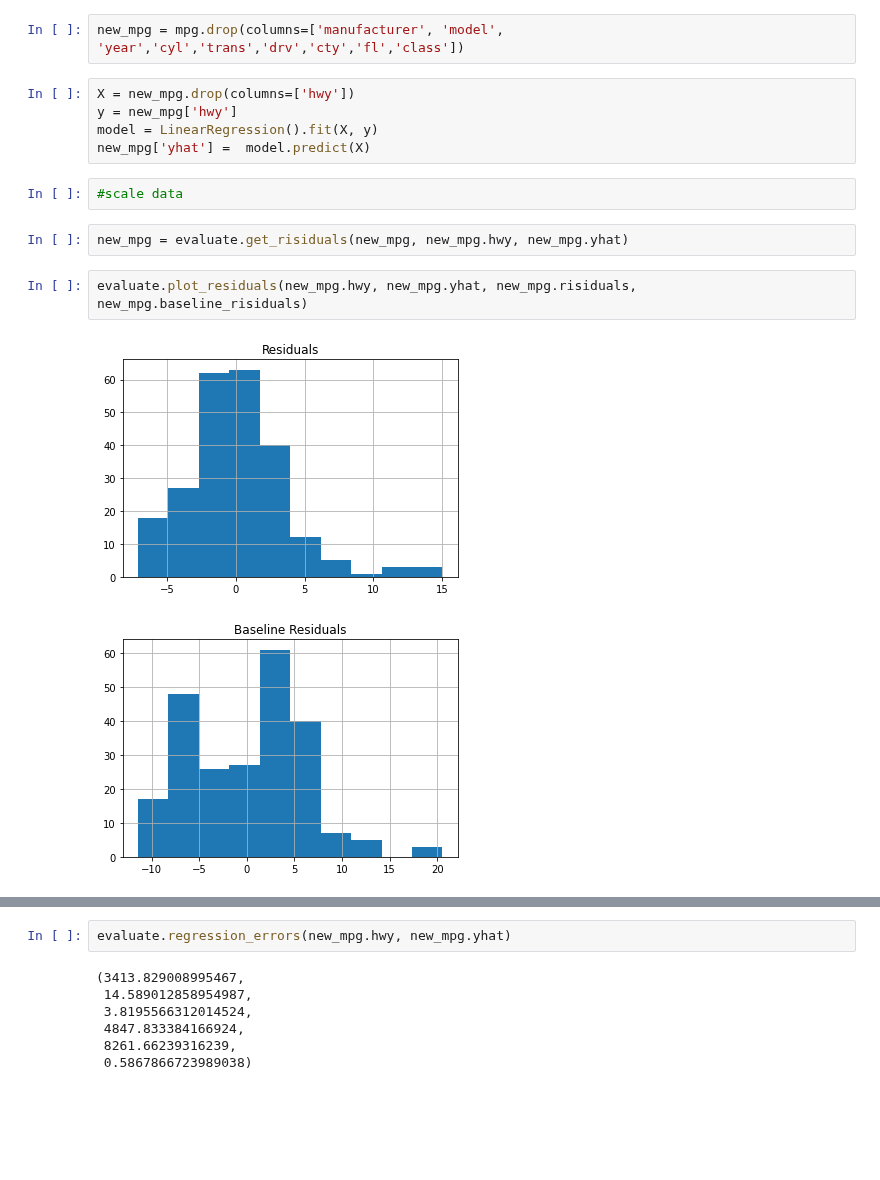
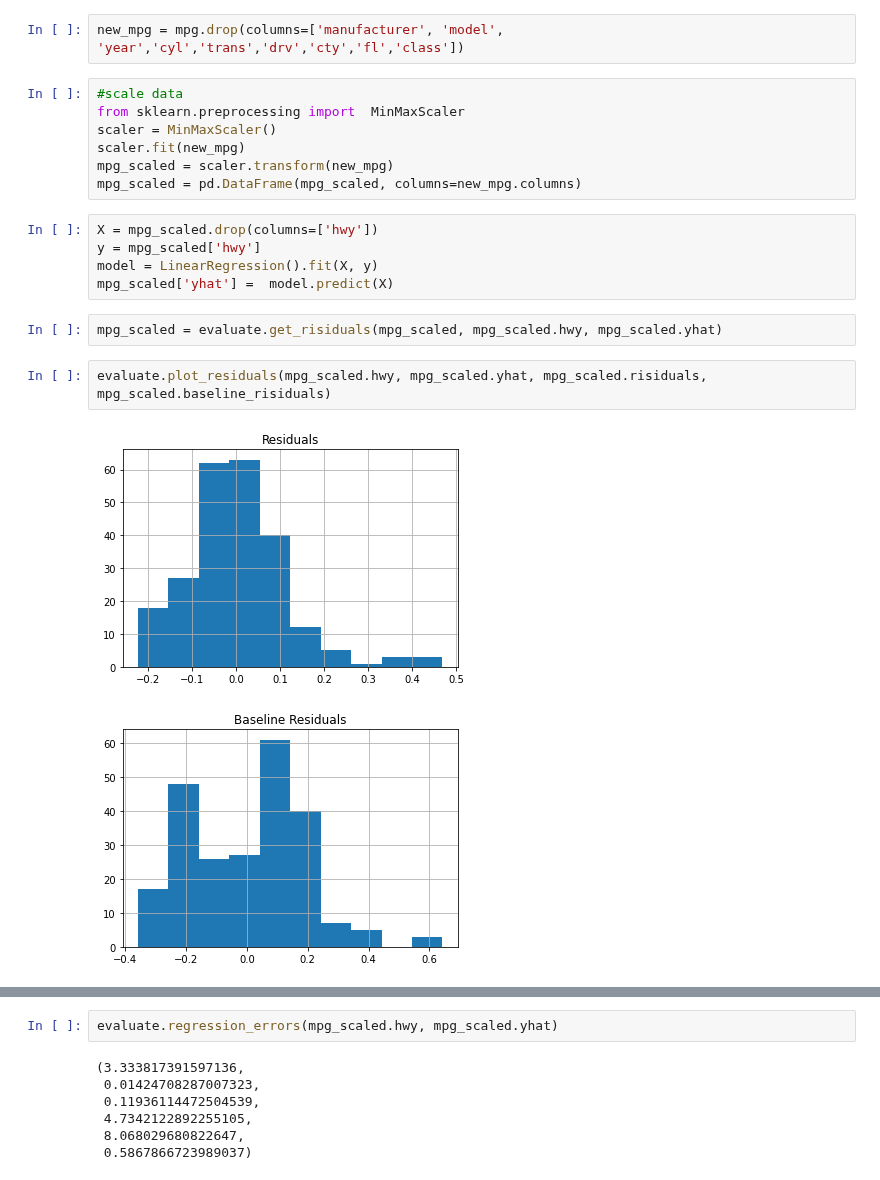
Before and after one commit to carterrxavier/regression-exercises, a Jupyter notebook: evaluate.ipynb, the cells around one changed output, grey strips where cells are left out. Cells and saved outputs as stored; diff of their text form; blank space fills up the shorter version.

Commit message:
scale mpg

```diff
--- a/evaluate.ipynb
+++ b/evaluate.ipynb
@@ -225,17 +225,22 @@ mpg[:5]
 | 5 | audi | a4 | 2.8 | 1999 | 6 | auto(l5) | f | 16 | 26 | p | ... |
 # %%
 new_mpg = mpg.drop(columns=['manufacturer', 'model', 'year','cyl','trans','drv','cty','fl','class'])
+# %%
+#scale data
+from sklearn.preprocessing import  MinMaxScaler
+scaler = MinMaxScaler()
+scaler.fit(new_mpg)
+mpg_scaled = scaler.transform(new_mpg)
+mpg_scaled = pd.DataFrame(mpg_scaled, columns=new_mpg.columns)
 # %%
-X = new_mpg.drop(columns=['hwy'])
-y = new_mpg['hwy']
+X = mpg_scaled.drop(columns=['hwy'])
+y = mpg_scaled['hwy']
 model = LinearRegression().fit(X, y)
-new_mpg['yhat'] =  model.predict(X)
+mpg_scaled['yhat'] =  model.predict(X)
-# %%
-#scale data
 # %%
-new_mpg = evaluate.get_risiduals(new_mpg, new_mpg.hwy, new_mpg.yhat)
+mpg_scaled = evaluate.get_risiduals(mpg_scaled, mpg_scaled.hwy, mpg_scaled.yhat)
 # %%
-evaluate.plot_residuals(new_mpg.hwy, new_mpg.yhat, new_mpg.risiduals, new_mpg.baseline_risiduals)
+evaluate.plot_residuals(mpg_scaled.hwy, mpg_scaled.yhat, mpg_scaled.risiduals, mpg_scaled.baseline_risiduals)
 # %% [output]
-[figure, old version]
+[figure, new version]
-[figure, old version]
+[figure, new version]
@@ -244,10 +249,10 @@ evaluate.plot_residuals(new_mpg.hwy, new_mpg.yhat, new_mpg.risiduals, new_mpg.ba
 # %%
-evaluate.regression_errors(new_mpg.hwy, new_mpg.yhat)
+evaluate.regression_errors(mpg_scaled.hwy, mpg_scaled.yhat)
 # %% [output]
-(3413.829008995467,
- 14.589012858954987,
- 3.8195566312014524,
- 4847.833384166924,
- 8261.66239316239,
- 0.5867866723989038)
+(3.333817391597136,
+ 0.01424708287007323,
+ 0.11936114472504539,
+ 4.7342122892255105,
+ 8.068029680822647,
+ 0.5867866723989037)
 # %%
```
Also changed, not shown: parts of 3 cells of this notebook.
